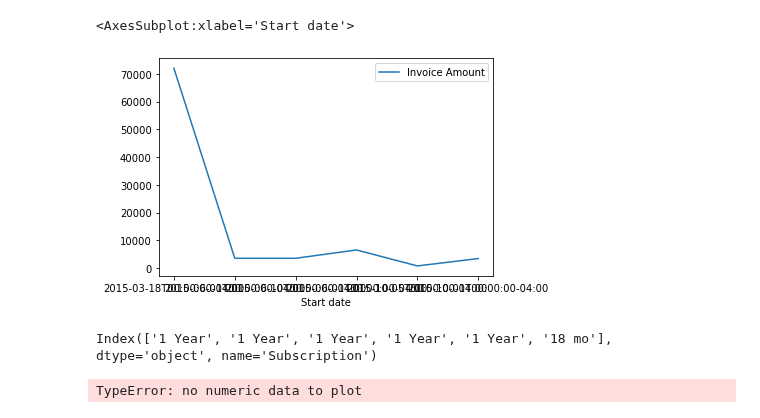
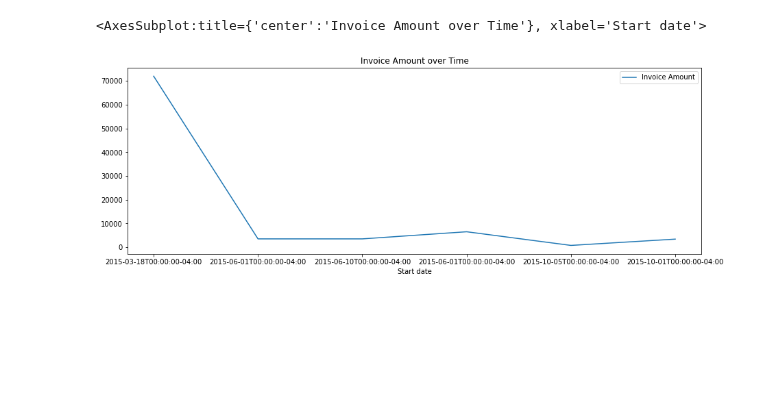
Before and after one commit to dd2-GWFinTech-Projects/Project1_ProductMarketingAnalysis, a Jupyter notebook: GenerateTrends.ipynb, the cells around one changed output. Saved outputs shown, nothing was run; the diff lists cells and outputs as text; code cells hidden in the pictures; blank space fills up the shorter version.

Commit message:
Made a simple plot; adding monte carlo.

```diff
--- a/GenerateTrends.ipynb
+++ b/GenerateTrends.ipynb
@@ -72,16 +97,5 @@ AttributeError: Can only use .str accessor with string values!
 # %%
-ATLAS_with_fixed_dates.plot.line(x="Start date", y="Invoice Amount")
+ATLAS_with_fixed_dates.plot.line(x="Start date", y="Invoice Amount", figsize=(15, 5), title="Invoice Amount over Time")
 # %% [output]
-<AxesSubplot:xlabel='Start date'>
+<AxesSubplot:title={'center':'Invoice Amount over Time'}, xlabel='Start date'>
-[figure, old version]
+[figure, new version]
-# %%
-atlas_subscriptions = ATLAS_with_fixed_dates.index = ATLAS_with_fixed_dates["Subscription"]
-atlas_subscriptions.head()
-
-ATLAS_with_fixed_dates["Subscription"].index
-# %% [output]
-Index(['1 Year', '1 Year', '1 Year', '1 Year', '1 Year', '18 mo'], dtype='object', name='Subscription')
-# %%
-atlas_subscriptions.plot.bar(x="Start date", y="Invoice Amount")
-# %% [output]
-TypeError: no numeric data to plot
```
Also changed, not shown: parts of 6 cells of this notebook, 1 other file.
